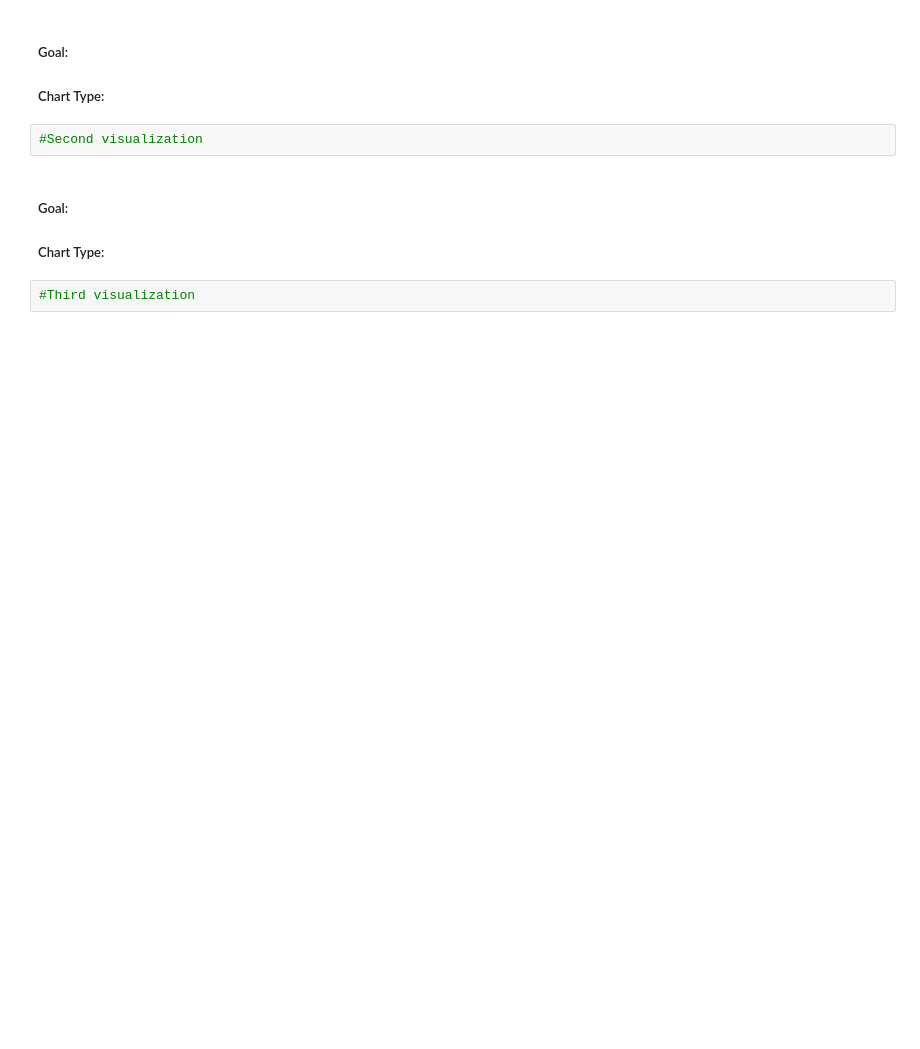
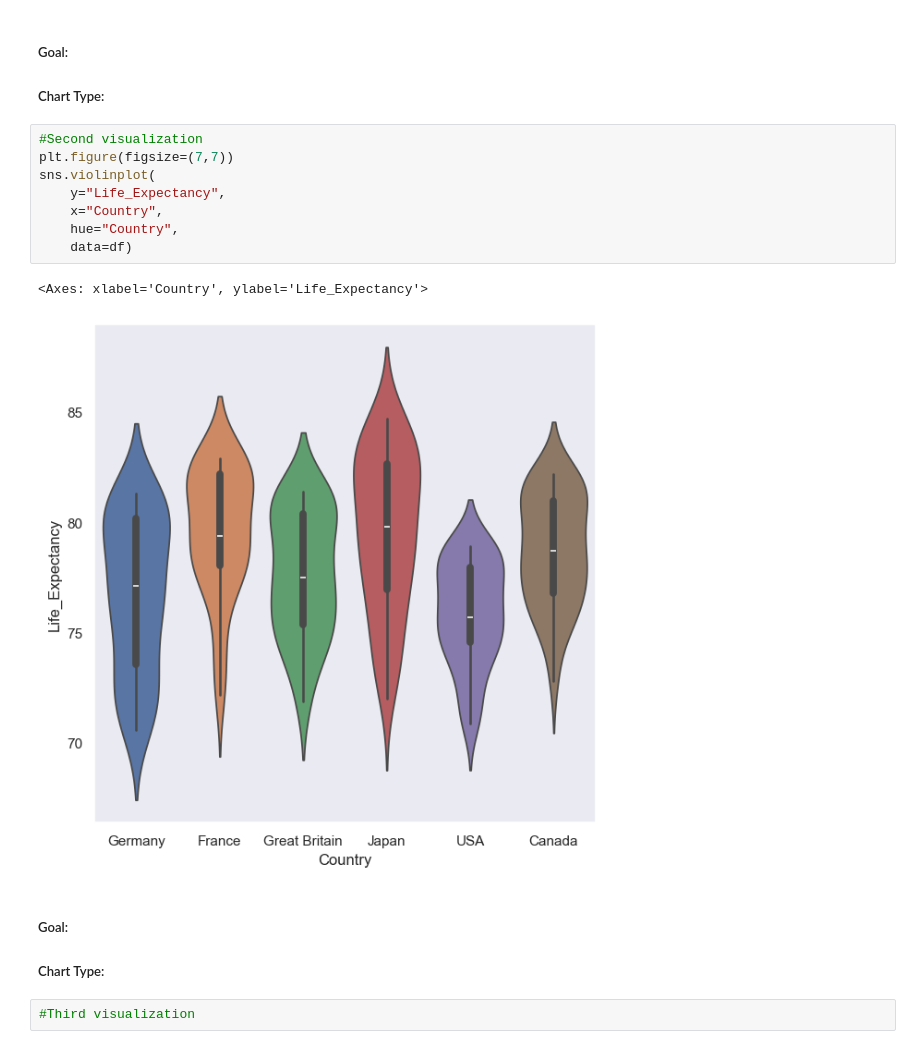
Before and after one commit to JackieGanyo/datafun-06-eda, a Jupyter notebook: JGanyo_eda.ipynb, the cells around one changed output. Saved outputs shown, nothing was run; the diff lists cells and outputs as text; blank space fills up the shorter version.

```diff
--- a/JGanyo_eda.ipynb
+++ b/JGanyo_eda.ipynb
@@ -134,8 +135,17 @@ plt.show()
 # %% [markdown]
 ##### Goal:
 ##### Chart Type:
-# %%
-#Second visualization
+# %%
+#Second visualization
+plt.figure(figsize=(7,7))
+sns.violinplot(
+    y="Life_Expectancy",
+    x="Country",
+    hue="Country",
+    data=df)
+# %% [output]
+<Axes: xlabel='Country', ylabel='Life_Expectancy'>
+[figure, added]
 # %% [markdown]
 ##### Goal:
 ##### Chart Type:
```
Also changed, not shown: parts of 10 cells of this notebook, 1 other file.
